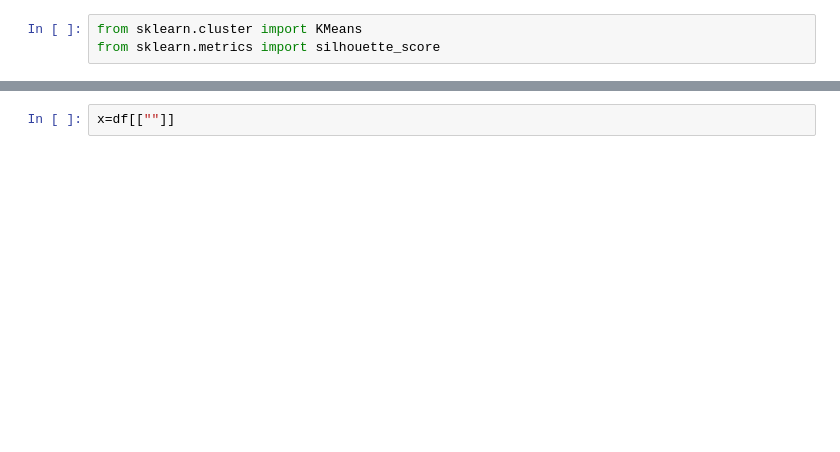
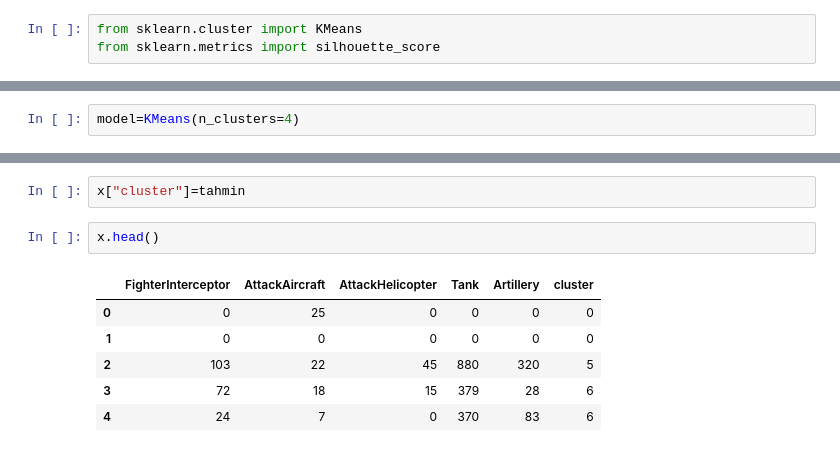
Before and after one commit to karatasibrahim/YapayZekaKamp, a Jupyter notebook: Projects/Military Powers of Countries/Military Powers of Countries.ipynb, the cells around one changed output, grey strips where cells are left out. Cells and saved outputs as stored; diff of their text form; blank space fills up the shorter version.

```diff
--- a/Projects/Military Powers of Countries/Military Powers of Countries.ipynb
+++ b/Projects/Military Powers of Countries/Military Powers of Countries.ipynb
@@ -34,0 +57,2 @@ from sklearn.metrics import silhouette_score
+# %%
+model=KMeans(n_clusters=4)
@@ -35,2 +75,11 @@ from sklearn.metrics import silhouette_score
+# %%
+x["cluster"]=tahmin
 # %%
-x=df[[""]]
+x.head()
+# %% [output]
+|  | FighterInterceptor | AttackAircraft | AttackHelicopter | Tank | Artillery | cluster |
+| 0 | 0 | 25 | 0 | 0 | 0 | 0 |
+| 1 | 0 | 0 | 0 | 0 | 0 | 0 |
+| 2 | 103 | 22 | 45 | 880 | 320 | 5 |
+| 3 | 72 | 18 | 15 | 379 | 28 | 6 |
+| 4 | 24 | 7 | 0 | 370 | 83 | 6 |
```
Also changed, not shown: parts of 13 cells of this notebook, 1 other file.
